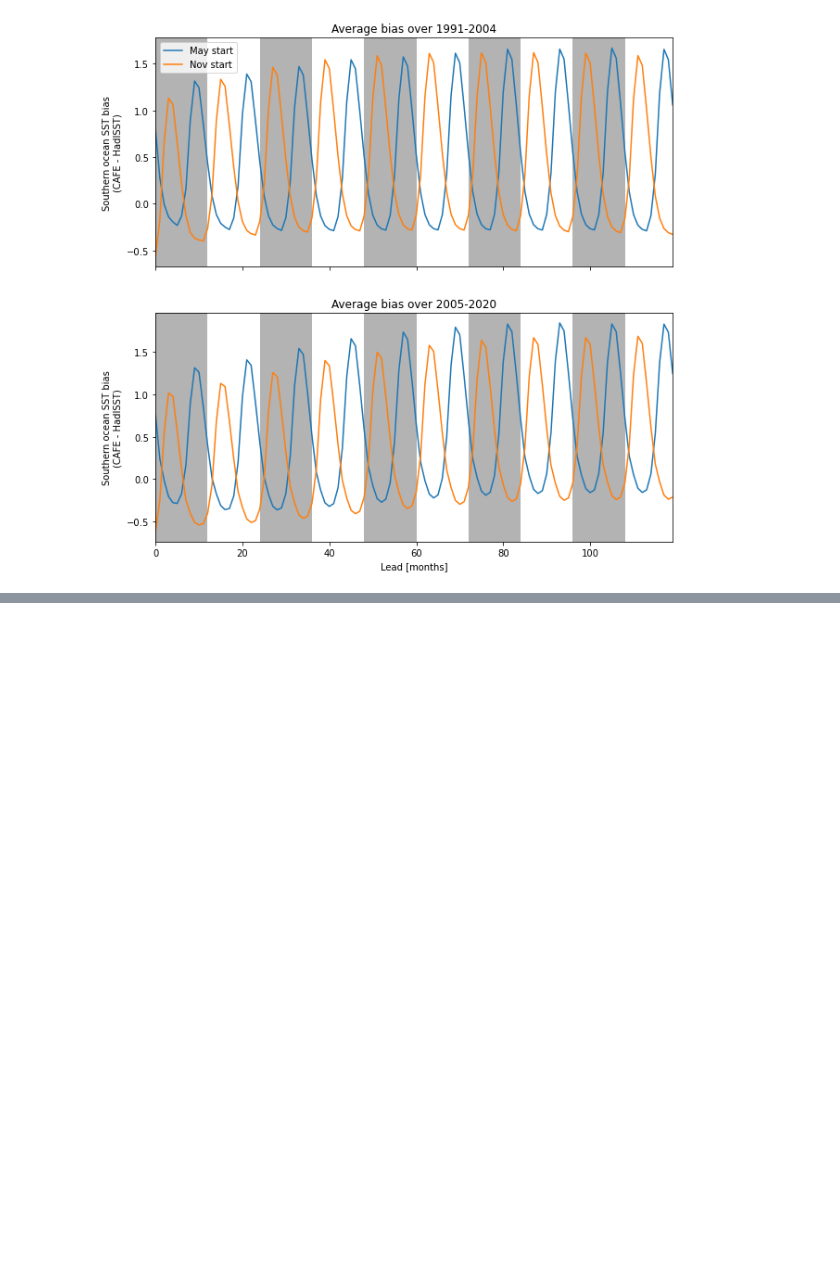
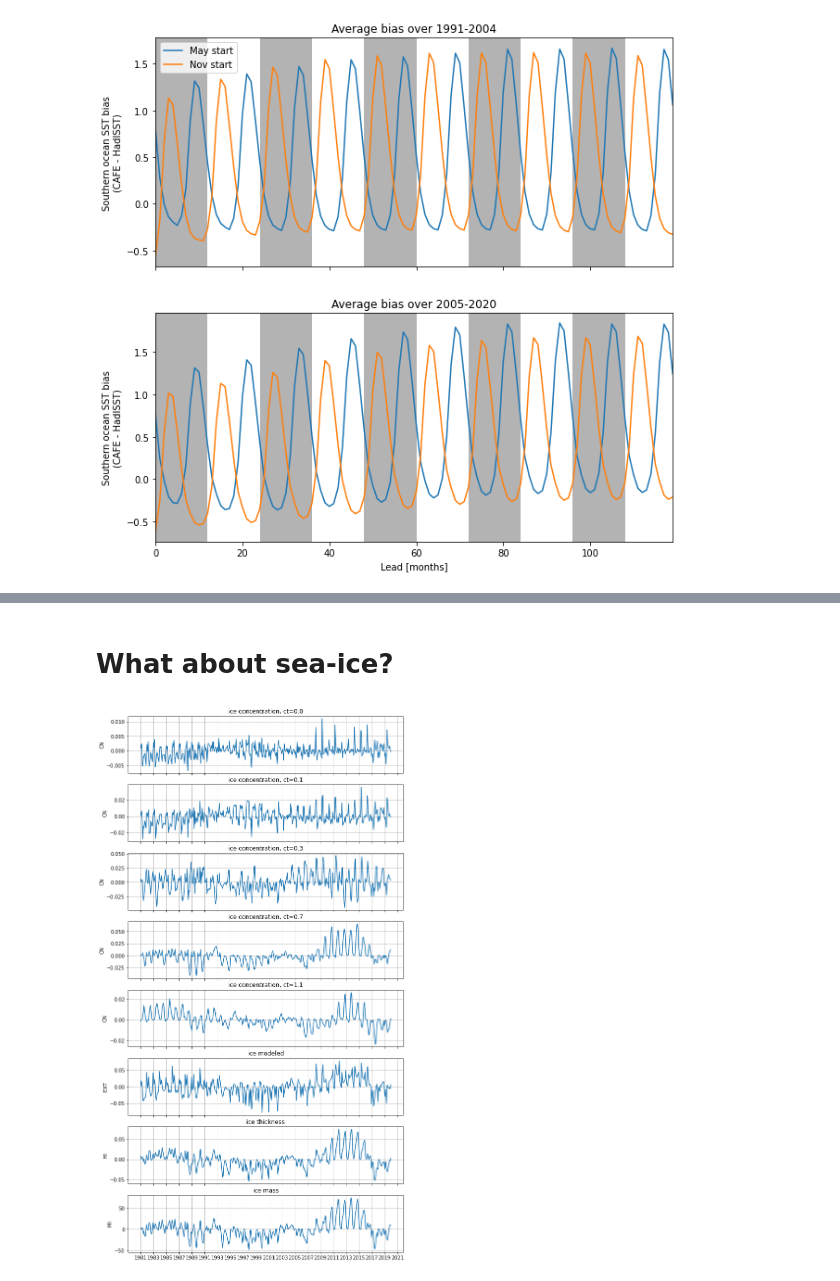
Before and after one commit to dougiesquire/cm-historical, a Jupyter notebook: notebooks/step_change_2005.ipynb, the cells around one changed output, grey strips where cells are left out. Cells and saved outputs as stored; diff of their text form; code cells hidden in the pictures; blank space fills up the shorter version.

```diff
--- a/notebooks/step_change_2005.ipynb
+++ b/notebooks/step_change_2005.ipynb
@@ -1178,0 +1275,71 @@ plt.savefig(f"SST_bias_with_lead.png", format="png", bbox_inches="tight")
+# %% [markdown]
+# What about sea-ice?
+# %%
+region = slice(-90, -60)
+# %%
+data_dir = "/g/data/xv83/dcfp/CAFE60v1"
+realm = "ice_month.zarr.zip"
+
+c60 = xr.open_zarr(f"{data_dir}/{realm}")[["CN", "EXT", "HI", "MI"]]
+
+data_dir = (
+    "/g/data/xv83/users/ds0092/data/CAFE/historical/WIP/c5-d60-pX-ctrl-19601101/ZARR/"
+)
+
+c60 = c60.assign_coords({"area": xr.open_zarr(f"{data_dir}/{realm}")["CELL_AREA"]})
+# %%
+c60_reg = (
+    c60.sel(yt=region).weighted(c60["CELL_AREA"]).mean(["xt", "yt", "ensemble"])
+).compute()
+# %%
+variables = ["CN", "EXT", "HI", "MI"]
+period = slice("1981", "2020")
+
+fig = plt.figure(figsize=(10, 20))
+axs = fig.subplots(len(variables) + 4, 1, sharex=True)
+
+c60_anom = (
+    c60_reg.sel(time=period)
+    .groupby("time.month")
+    .map(lambda x: x - x.mean("time", keep_attrs=True))
+)
+
+for i, v in enumerate(variables):
+    ax = axs[i]
+
+    if v == "CN":
+        for j, ct in enumerate(c60_anom[v].ct):
+            to_plot = c60_anom[v].sel(ct=ct)
+            ax = axs[i + j]
+            to_plot.plot(ax=ax, label="CAFE60")
+            title = f"{c60[v].attrs['long_name']}, ct={ct.item()}"
+            ax.set_title(title)
+            ax.set_xlabel("")
+            ax.grid(True)
+            ax.set_xticks(
+                xr.cftime_range(start="1981-01-01", end="2021-01-01", freq="2AS").values
+            )
+            ax.set_xticklabels(
+                xr.cftime_range(start="1981-01-01", end="2021-01-01", freq="2AS").year
+            )
+
+    else:
+        to_plot = c60_anom[v]
+        ax = axs[i + j]
+        to_plot.plot(ax=ax, label="CAFE60")
+        title = f"{c60[v].attrs['long_name']}"
+
+    ax.set_title(title)
+    ax.set_xlabel("")
+    ax.grid(True)
+    ax.set_xticks(
+        xr.cftime_range(start="1981-01-01", end="2021-01-01", freq="2AS").values
+    )
+    ax.set_xticklabels(
+        xr.cftime_range(start="1981-01-01", end="2021-01-01", freq="2AS").year
+    )
+
+fig.patch.set_facecolor("w")
+plt.savefig(f"CAFE60_SO_seaice.png", format="png", bbox_inches="tight")
+# %% [output]
+[figure, added]
```
Also changed, not shown: parts of 17 cells of this notebook.
